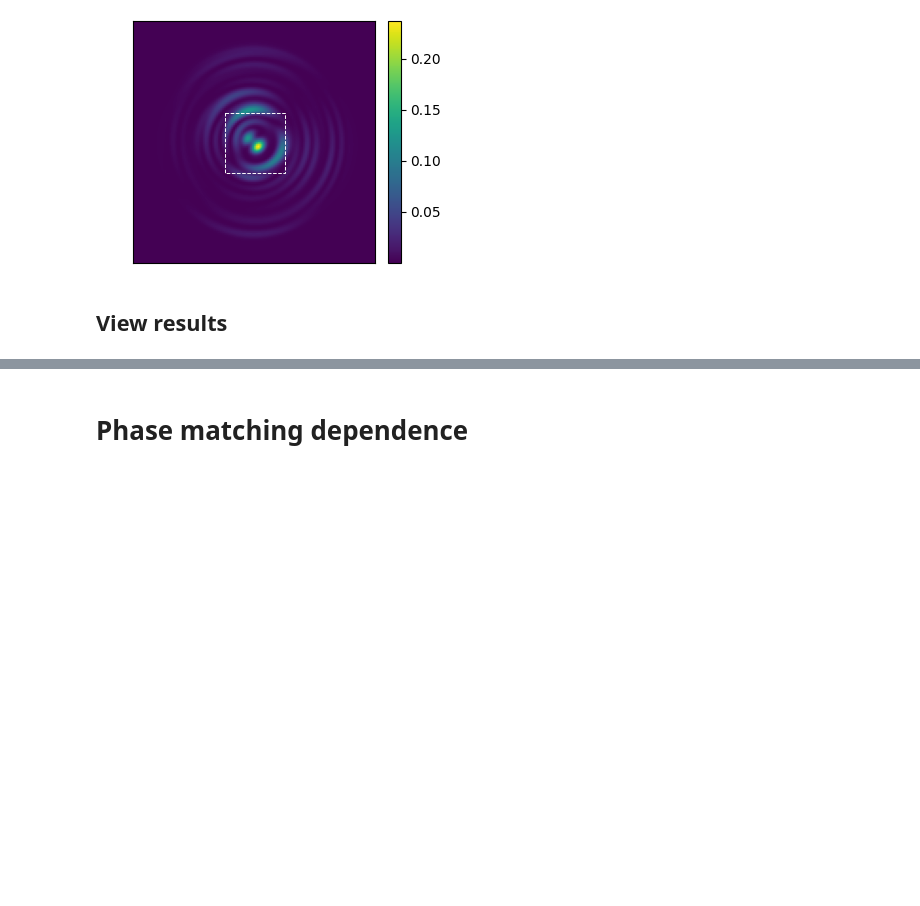
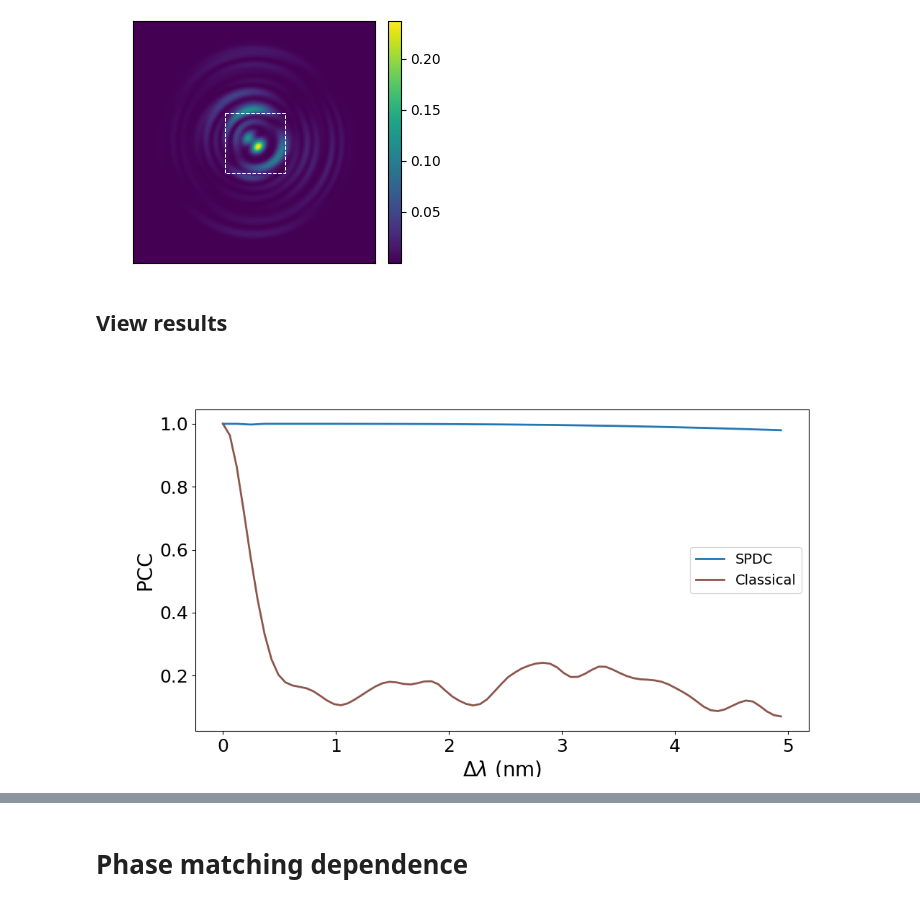
Before and after one commit to rubiaek/qdc2, a Jupyter notebook: qdc/mmf/generate_results.ipynb, the cells around one changed output, grey strips where cells are left out. Saved outputs shown, nothing was run; the diff lists cells and outputs as text; code cells hidden in the pictures; blank space fills up the shorter version.

```diff
--- a/qdc/mmf/generate_results.ipynb
+++ b/qdc/mmf/generate_results.ipynb
@@ -84,4 +84,14 @@ res_SI.show_incoherent_sums(iter_no=8, dz=0, saveto_path=None)
 [figure]
 # %% [markdown]
 ## View results
+# %%
+from qdc.mmf.qdc_mmf_result import QDCMMFResult
+fiber_type = 'SI'
+fig2_path = r"G:\My Drive\Projects\Dispersion Cancelation\Paper\Data\2025_09_16_01_56_49_SI_0.1m_N=23_paper.npz"
+res = QDCMMFResult()
+res.loadfrom(fig2_path)
+saveto_path = fr'G:\My Drive\Projects\Dispersion Cancelation\Paper\Partial Figures\PCCs_{fiber_type}.png'
+res.show_PCCs(title='', show0=True, saveto_path=saveto_path)
+# %% [output]
+[figure, added]
 # %%
```
Also changed, not shown: parts of 3 cells of this notebook, 3 other files.
